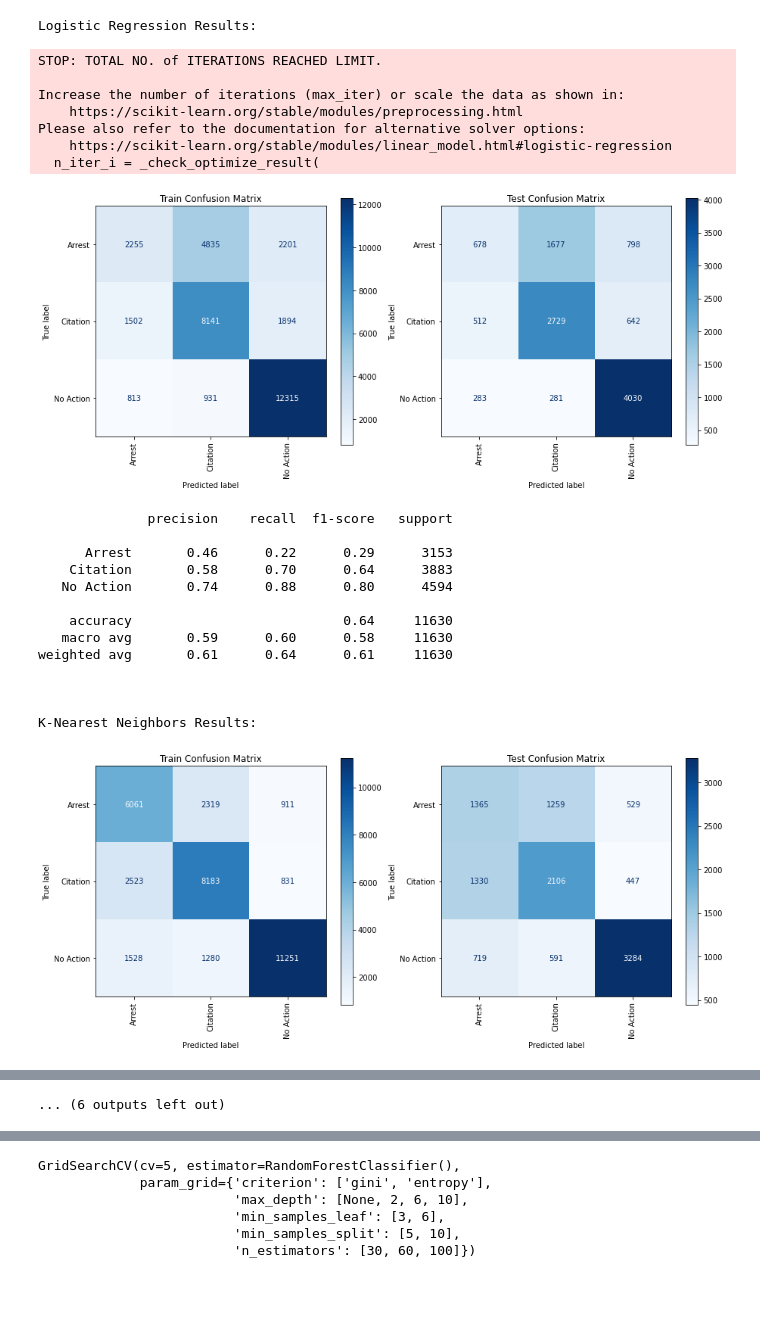
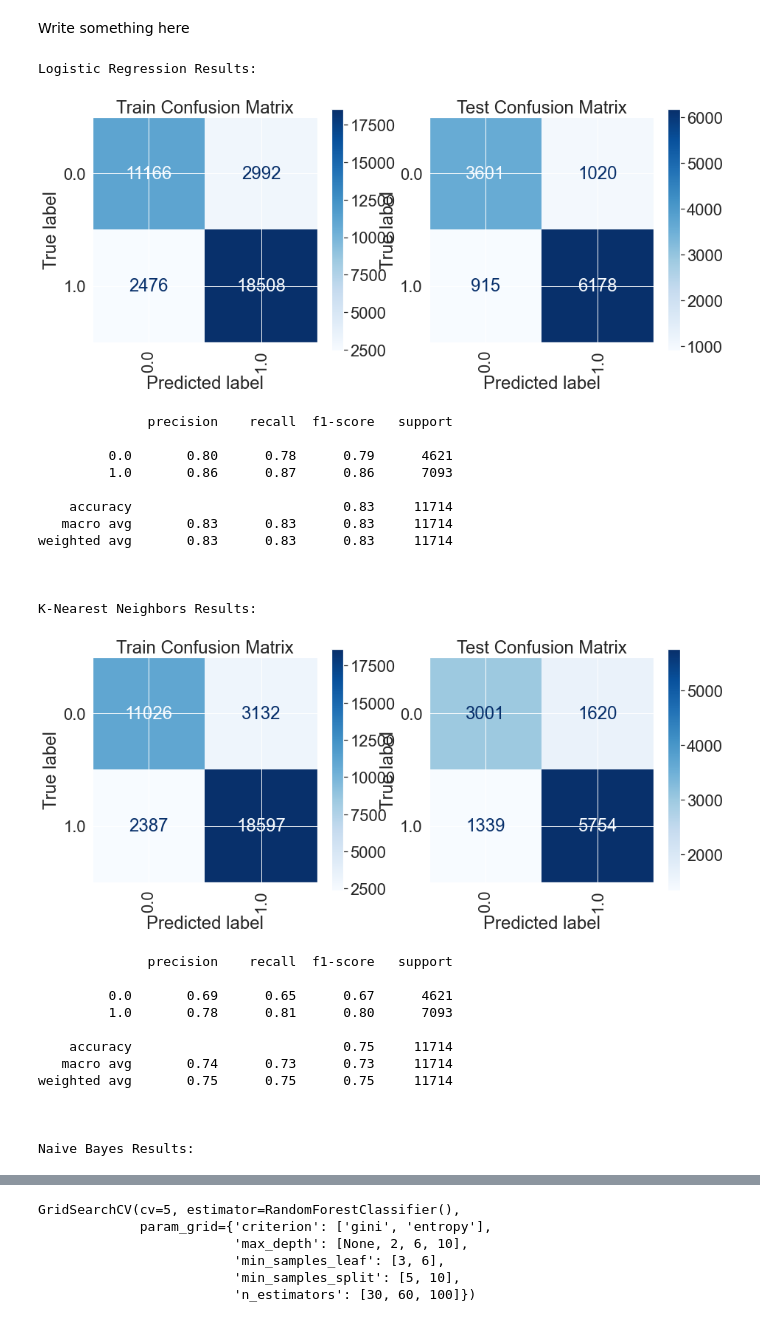
Before and after one commit to zelda4669/seattle-terry-stops, a Jupyter notebook: Models.ipynb, the cells around one changed output, grey strips where cells are left out. Drawn from its saved outputs; the diff is of its cells as text; code cells hidden in the pictures; blank space fills up the shorter version.

```diff
--- a/Models.ipynb
+++ b/Models.ipynb
@@ -1,14 +1,23 @@
 # %%
 import pandas as pd
 import numpy as np
+
 import matplotlib.pyplot as plt
 import seaborn as sns
+
 from sklearn.model_selection import train_test_split, GridSearchCV
 from sklearn.ensemble import RandomForestClassifier
+from sklearn.svm import SVC
+from xgboost import XGBClassifier
+
 from functions import all_models as m
-from functions import metrics
-from sklearn.metrics import precision_score, recall_score, accuracy_score, f1_score
+from functions import metrics, plot_importances
+
+import warnings
+warnings.filterwarnings('ignore')
+
 %matplotlib inline
+sns.set(font_scale=2)
 # %%
 df=pd.read_csv('Cleaned Data.csv', index_col=0)
 df.head()
@@ -22 +125,3 @@ df.head()
+# %% [markdown]
+Write something here
 # %%
@@ -31,26 +136,30 @@ x_train, x_test, y_train, y_test = train_test_split(x, y, random_state=16)
 # %%
-models = m(x_train, x_test, y_train, y_test)
+models_2 = m(x2_train, x2_test, y2_train, y2_test)
 # %% [output]
 Logistic Regression Results:
+[figure, new version]
-STOP: TOTAL NO. of ITERATIONS REACHED LIMIT.
+              precision    recall  f1-score   support
 
-Increase the number of iterations (max_iter) or scale the data as shown in:
-    https://scikit-learn.org/stable/modules/preprocessing.html
-Please also refer to the documentation for alternative solver options:
-    https://scikit-learn.org/stable/modules/linear_model.html#logistic-regression
-  n_iter_i = _check_optimize_result(
+         0.0       0.80      0.78      0.79      4621
+         1.0       0.86      0.87      0.86      7093
+
+    accuracy                           0.83     11714
+   macro avg       0.83      0.83      0.83     11714
+weighted avg       0.83      0.83      0.83     11714
+
+
+
+K-Nearest Neighbors Results:
-[figure, old version]
+[figure, new version]
               precision    recall  f1-score   support
 
-      Arrest       0.46      0.22      0.29      3153
-    Citation       0.58      0.70      0.64      3883
-   No Action       0.74      0.88      0.80      4594
+         0.0       0.69      0.65      0.67      4621
+         1.0       0.78      0.81      0.80      7093
 
-    accuracy                           0.64     11630
-   macro avg       0.59      0.60      0.58     11630
-weighted avg       0.61      0.64      0.61     11630
+    accuracy                           0.75     11714
+   macro avg       0.74      0.73      0.73     11714
+weighted avg       0.75      0.75      0.75     11714
 
 
 
-K-Nearest Neighbors Results:
+Naive Bayes Results:
-[figure, old version]
@@ -113,2 +208 @@ XGBoost Results:
-... (6 outputs left out)
 # %%
```
Also changed, not shown: parts of 25 cells of this notebook, 7 other files.
